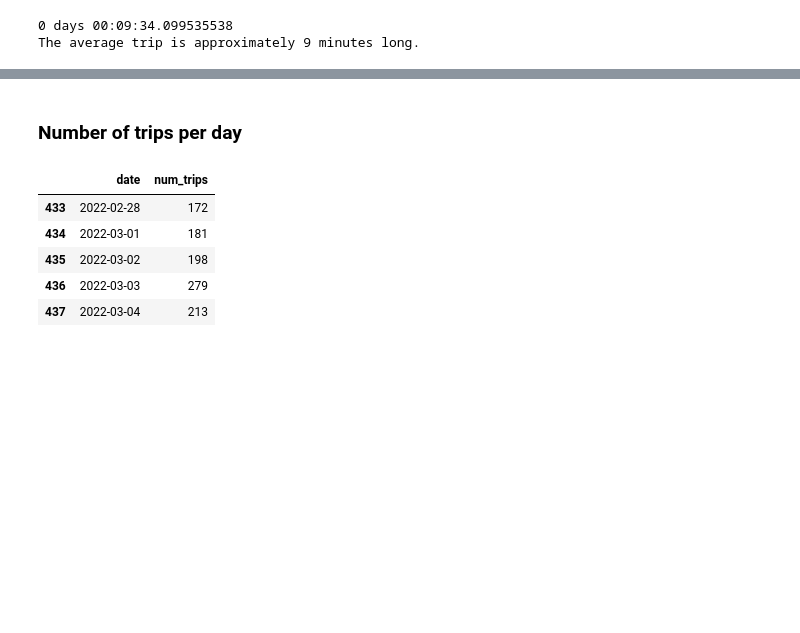
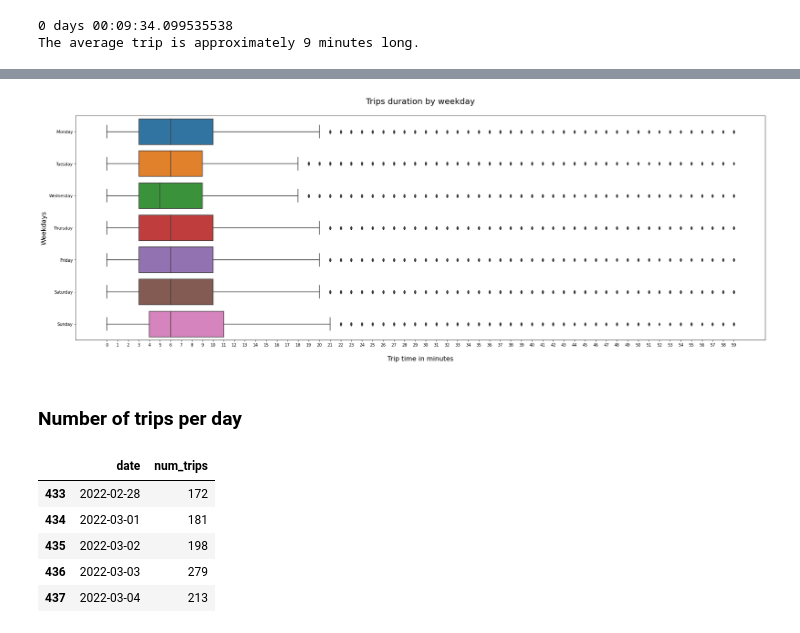
Before and after one commit to dclfbk/escooter_trento, a Jupyter notebook: code/ExploreTrips.ipynb, the cells around one changed output, grey strips where cells are left out. Saved outputs shown, nothing was run; the diff lists cells and outputs as text; code cells hidden in the pictures; blank space fills up the shorter version.

```diff
--- a/code/ExploreTrips.ipynb
+++ b/code/ExploreTrips.ipynb
@@ -125,0 +182,9 @@ The average trip is approximately 9 minutes long.
+# %%
+new_df = new_df.reset_index()
+# %%
+d=[]
+for i in range(len(new_df)):
+  d.append(new_df.point_timestamp[i][0].day_name())
+# %%
+new_df['weekday'] = d
+new_df.head(2)
@@ -126,3 +195,17 @@ The average trip is approximately 9 minutes long.
+# %%
+new_df = new_df.sort_values(by=['weekday'])
+# %%
+plt.figure(figsize=(30,10))
+
+g = sns.boxplot(x='trip_time_minutes', y='weekday', data=new_df, order=['Monday', 'Tuesday', 'Wednesday', 'Thursday', 'Friday', 'Saturday', 'Sunday'])
+g.set_xlabel('\nTrip time in minutes',fontsize=16)
+g.set_ylabel('Weekdays',fontsize=16)
+g.set_title('Trips duration by weekday\n',fontsize= 20)
+g.set_xticks(range(60))
+
+plt.show()
+# %% [output]
+[figure, added]
 # %% [markdown]
 ### Number of trips per day
 # %%
```
Also changed, not shown: parts of 21 cells of this notebook.
